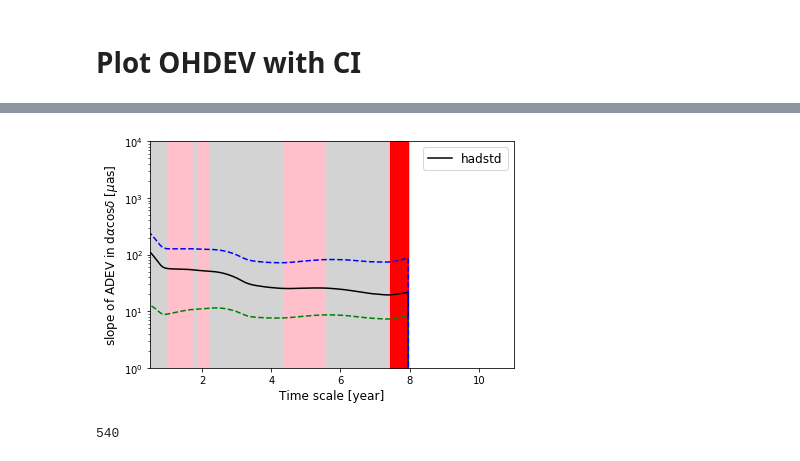
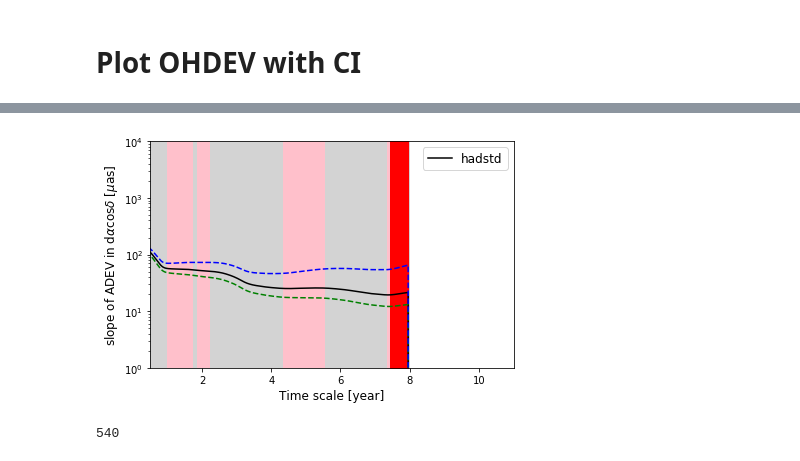
Before and after one commit to verasha/radio-sources, a Jupyter notebook: 1803+784_hadamard.ipynb, the cells around one changed output, grey strips where cells are left out. Saved outputs shown, nothing was run; the diff lists cells and outputs as text; code cells hidden in the pictures.

```diff
--- a/1803+784_hadamard.ipynb
+++ b/1803+784_hadamard.ipynb
@@ -329,26 +342,26 @@ plt.tight_layout()
 # %%
 plt.figure()
 # Calculate the slopes
 slopes_ra = np.diff(np.log10(hadstd_ra)) / np.diff(np.log10(tau_ra_had))
 # Plot allanstd
 plt.plot(tau_ra_had_year,hadstd_ra,color='black',label='hadstd')
 # Color background according to the slopes / noise type
 plt.fill_between(tau_ra_had_year[1:], 1, 10**4, where= slopes_ra  < -0.25,color='lightgray',linewidth=1.0,zorder=1)
 plt.fill_between(tau_ra_had_year[1:], 1, 10**4, where= (-0.25 <= slopes_ra ) & (slopes_ra  <= 0.25),color='pink',linewidth=1.0)
 plt.fill_between(tau_ra_had_year[1:], 1, 10**4, where= slopes_ra  > 0.25,color='red',step='mid',linewidth=1.0)
 # Plot confidence interval
-plt.plot(tau_ra_had_year, hadstd_ra - ci_ra_had_low,color='green',linestyle='dashed')
-plt.plot(tau_ra_had_year, hadstd_ra + ci_ra_had_high,color='blue',linestyle='dashed')
+plt.plot(tau_ra_had_year, ci_ra_had_low,color='green',linestyle='dashed')
+plt.plot(tau_ra_had_year, ci_ra_had_high,color='blue',linestyle='dashed')
 
 plt.yscale('log')
 plt.xlabel('Time scale [year]', fontsize=12)
 plt.ylabel(r'slope of ADEV in d$\alpha \cos \delta$ [$\mu$as]', fontsize=12)
 plt.legend(fontsize=12)
 plt.ylim(1,10**4)
 plt.xlim(0.5,11)
 plt.tight_layout()
 # %% [output]
-[figure, old version]
+[figure, new version]
 # %%
 np.count_nonzero(hadstd_ra)
 # %% [output]
```
Also changed, not shown: parts of 8 cells of this notebook.
